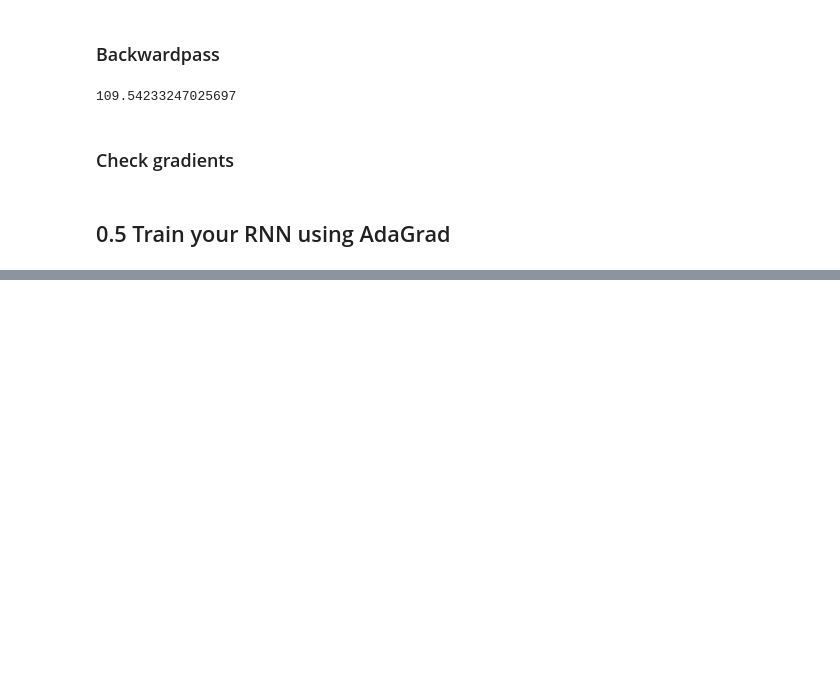
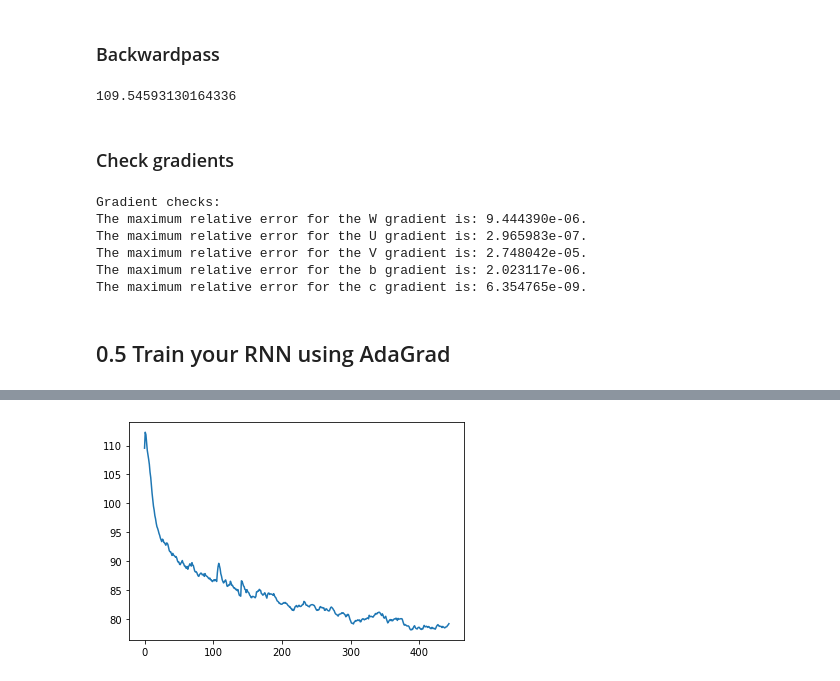
Before and after one commit to KenzaB27/dl_labs, a Jupyter notebook: lab4/experiments.ipynb, the cells around one changed output, grey strips where cells are left out. Cells and saved outputs as stored; diff of their text form; code cells hidden in the pictures; blank space fills up the shorter version.

Commit message:
gradients check

```diff
--- a/lab4/experiments.ipynb
+++ b/lab4/experiments.ipynb
@@ -83,16 +84,27 @@ net.backward_pass(X_train, Y_train)
 # %%
 importlib.reload(rnn)
 net = rnn.RNN()
-loss, h = net.back_propagation(h0, X_train , Y_train)
+loss, h = net.back_propagation(h0, X_train , y_train)
 loss
 # %% [output]
-109.54233247025697
+109.54593130164336
 # %% [markdown]
 ### Check gradients
+# %%
+importlib.reload(rnn)
+net = rnn.RNN()
+net.check_gradients(X_train, y_train, h0)
+# %% [output]
+Gradient checks:
+The maximum relative error for the W gradient is: 9.444390e-06.
+The maximum relative error for the U gradient is: 2.965983e-07.
+The maximum relative error for the V gradient is: 2.748042e-05.
+The maximum relative error for the b gradient is: 2.023117e-06.
+The maximum relative error for the c gradient is: 6.354765e-09.
 # %% [markdown]
 ## 0.5 Train your RNN using AdaGrad
 # %%
 importlib.reload(rnn)
 net = rnn.RNN()
-net.train_rnn(epochs=1, n=200, eta=.01, verbose=True, backup=True)
+net.train_rnn(epochs=1, n=200, eta=.05, verbose=True, backup=True)
 # %% [output]
@@ -115,0 +128 @@ Iter=44200 | smooth loss=73.89590647760576
+[figure, added]
```
Also changed, not shown: parts of 7 cells of this notebook, 1 other file.
